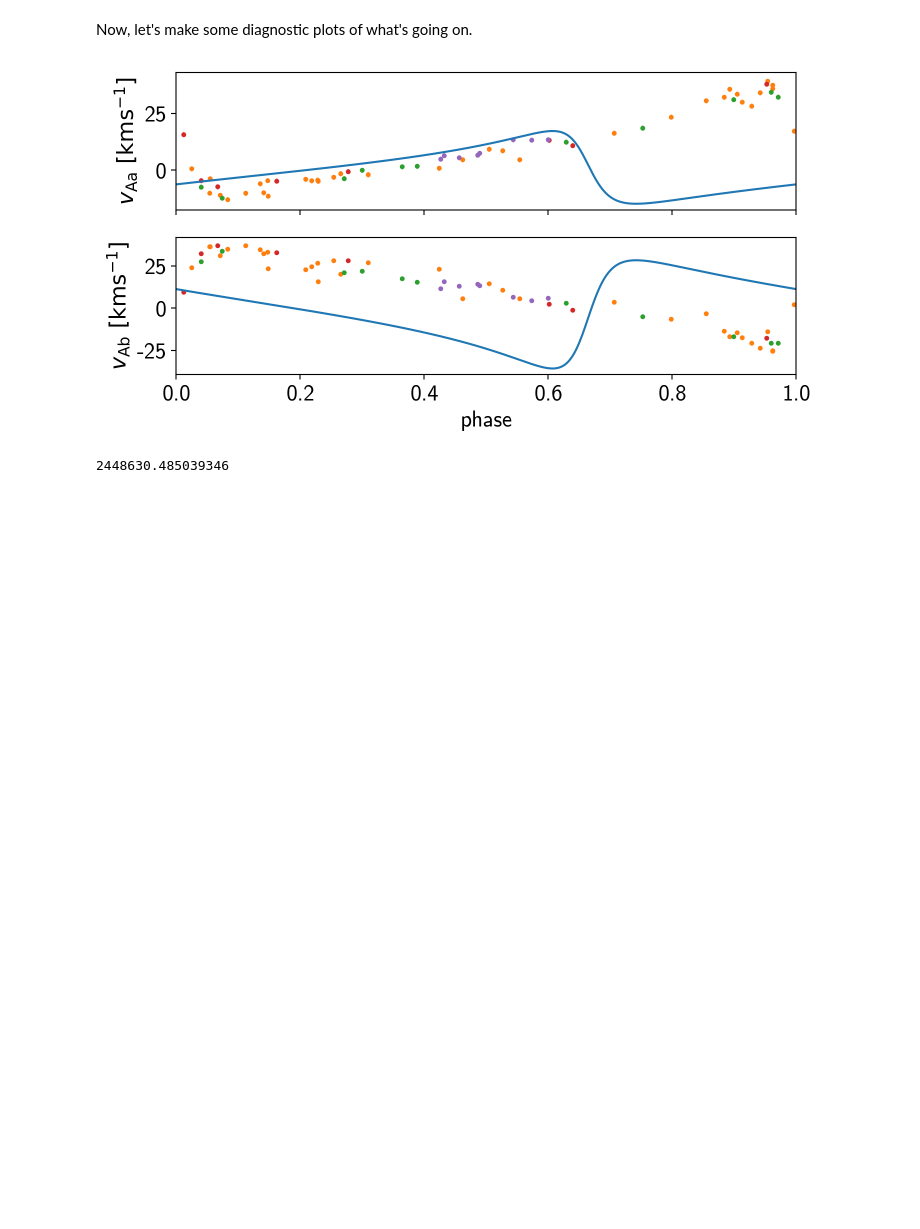
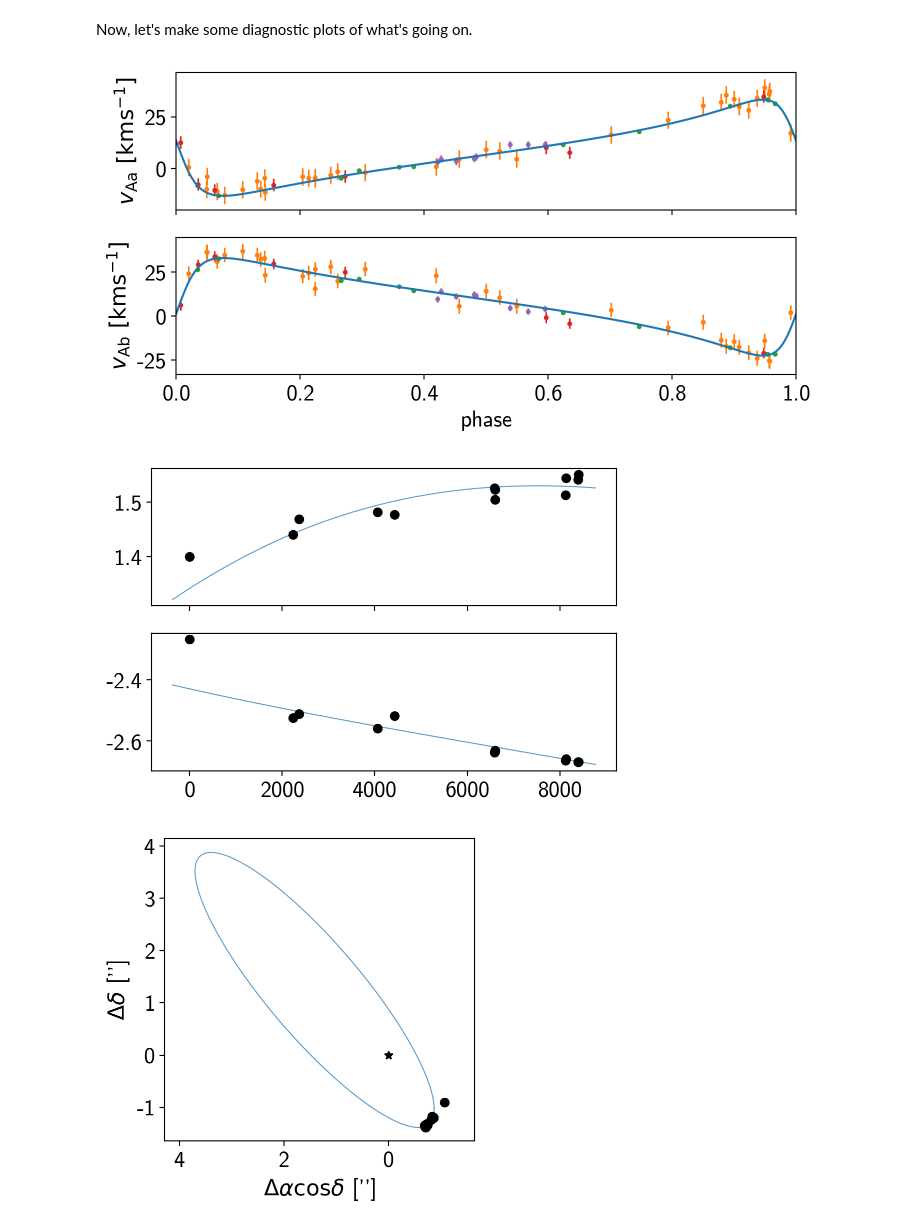
Before and after one commit to iancze/TWA-3-orbit, a Jupyter notebook: joint/Joint stellar fit.ipynb, the cells around one changed output. Drawn from its saved outputs; the diff is of its cells as text; code cells hidden in the pictures; blank space fills up the shorter version.

```diff
--- a/joint/Joint stellar fit.ipynb
+++ b/joint/Joint stellar fit.ipynb
@@ -56,7 +59,7 @@ def get_arrays(asciiTable, errDict=None, jitter=False):
             mask = np.ones(len(rv), dtype="bool")
 
         rv = np.ascontiguousarray(rv[mask])
-        date = np.ascontiguousarray(asciiTable["HJD"][mask]) + 2400000
+        date = np.ascontiguousarray(asciiTable["HJD"][mask]) + 2400000 - jd0
 
         if errDict is None:
             err = np.ascontiguousarray(asciiTable["sigma_" + star][mask])
@@ -102,7 +105,7 @@ data = [data_cfa, data_keck, data_feros, data_dupont]
 # specifically load the B velocities
 mask = ~data_keck["RV_B"].mask
 
-keck3 = (np.ascontiguousarray(data_keck["HJD"][mask]) + 2400000,
+keck3 = (np.ascontiguousarray(data_keck["HJD"][mask]) + 2400000 - jd0,
          np.ascontiguousarray(data_keck["RV_B"][mask]), 0.2 * np.ones(np.sum(mask), dtype=np.float64))
 # %%
 # load the astrometric points for the close orbit
@@ -111,7 +114,7 @@ keck3 = (np.ascontiguousarray(data_keck["HJD"][mask]) + 2400000,
 # separation is in milliarcseconds
 int_data = ascii.read("../close/data/int_data.dat")
 
-astro_jd = int_data["epoch"][0]
+astro_jd = int_data["epoch"][0] - jd0
 rho_data = int_data["sep"][0] * 1e-3 # arcsec
 rho_err = int_data["sep_err"][0] * 1e-3 # arcsec
 theta_data = int_data["pa"][0] * deg # radians
@@ -124,7 +127,7 @@ anthonioz = (astro_jd, rho_data, rho_err, theta_data, theta_err)
 data = ascii.read("../wide/data/visual_data_besselian.csv", format="csv", fill_values=[("X", '0')])
 
 # convert years
-jds = Time(np.ascontiguousarray(data["epoch"]), format="byear").jd
+jds = Time(np.ascontiguousarray(data["epoch"]), format="byear").jd - jd0
 
 data["rho_err"][data["rho_err"].mask == True] = 0.05
 data["PA_err"][data["PA_err"].mask == True] = 5.0
@@ -367,10 +388,11 @@ with pm.Model() as model:
 # %%
 with model:
     map_sol0 = xo.optimize(vars=[t_periastron_inner, gamma_outer])
-#     map_sol1 = xo.optimize(map_sol0, vars=[a_ang_outer, phi_outer, omega_outer,
-#                                            Omega_outer, logP_outer, cos_incl_outer])
-#     map_sol2 = xo.optimize(map_sol1, vars=[a_ang_inner, logP_inner, omega_inner, Omega_inner, cos_incl_inner, e_inner])
-#     map_sol3 = xo.optimize(map_sol2)
+    map_sol1 = xo.optimize(map_sol0, vars=[a_ang_inner, logP_inner, omega_inner, Omega_inner,
+                                           cos_incl_inner, e_inner, gamma_outer])
+    map_sol2 = xo.optimize(map_sol1, vars=[phi_outer, omega_outer,
+                                            Omega_outer, cos_incl_outer, e_outer])
+    map_sol3 = xo.optimize(map_sol2)
 # %% [output]
 optimizing logp for variables: ['gamma_outer_interval__', 't_peri_inner_interval__']
 message: Optimization terminated successfully.
@@ -426,7 +457,7 @@ pkw = {"marker":".", "ls":""}
 ekw = {"marker":".", "ms":5.0, "ls":"", "elinewidth":1.2}
 
 def get_phase(dates, pos):
-    return ((dates - jd0 - pos["t_peri_inner"]) % pos["P_inner"]) / pos["P_inner"]
+    return ((dates - pos["t_peri_inner"]) % pos["P_inner"]) / pos["P_inner"]
 
 # nsamples = 10
 # choices = np.random.choice(np.arange(len(trace)), size=nsamples)
@@ -437,9 +468,13 @@ np.random.seed(43)
 
 fig, ax = plt.subplots(nrows=2, sharex=True, figsize=(8,4))
 
+fig_sep, ax_sep = plt.subplots(nrows=2, sharex=True, figsize=(6,4))
+fig_sky, ax_sky = plt.subplots(nrows=1, figsize=(4,4))
+
+
 with model:
 
-    pos = map_sol0
+    pos = map_sol3
 
     t_peri_inner = pos["t_peri_inner"]
     P_inner = pos["P_inner"]
@@ -454,35 +489,59 @@ with model:
     feros_err1 = np.sqrt(feros1[2]**2 + np.exp(2 * pos["logjitterferos"]))
     feros_err2 = np.sqrt(feros2[2]**2 + np.exp(2 * pos["logjitterferos"]))
 
     dupont_err1 = np.sqrt(dupont1[2]**2 + np.exp(2 * pos["logjitterdupont"]))
     dupont_err2 = np.sqrt(dupont2[2]**2 + np.exp(2 * pos["logjitterdupont"]))
 
 
     ax[0].plot(xs_phase, pos["RV1Dense"])
     ax[1].plot(xs_phase, pos["RV2Dense"])
 
     # at data locations
     ax[0].errorbar(get_phase(cfa1[0], pos), cfa1[1], yerr=cfa_err1, **ekw, zorder=0)
     ax[0].errorbar(get_phase(keck1[0], pos), keck1[1] - pos["offsetKeck"], yerr=keck_err1, **ekw, zorder=0)
     ax[0].errorbar(get_phase(feros1[0], pos), feros1[1] - pos["offsetFeros"], yerr=feros_err1, **ekw, zorder=0)
     ax[0].errorbar(get_phase(dupont1[0], pos), dupont1[1] - pos["offsetDupont"], yerr=dupont_err1, **ekw, zorder=0)
 
     # at data locations
     ax[1].errorbar(get_phase(cfa2[0], pos), cfa2[1], yerr=cfa_err2, **ekw, zorder=0)
     ax[1].errorbar(get_phase(keck2[0], pos), keck2[1] - pos["offsetKeck"], yerr=keck_err2, **ekw, zorder=0)
     ax[1].errorbar(get_phase(feros2[0], pos), feros2[1] - pos["offsetFeros"], yerr=feros_err2, **ekw, zorder=0)
     ax[1].errorbar(get_phase(dupont2[0], pos), dupont2[1] - pos["offsetDupont"], yerr=dupont_err2, **ekw, zorder=0)
 
     ax[1].set_xlim(0.0, 1.0)
     ax[0].set_ylabel(r"$v_\mathrm{Aa}$ $[\mathrm{km s}^{-1}]$")
     ax[1].set_ylabel(r"$v_\mathrm{Ab}$ $[\mathrm{km s}^{-1}]$")
     ax[1].set_xlabel("phase")
 
+
+    t_pred = pos["tPeriod"]
+    rho_pred = pos["rhoSaveSky"]
+    theta_pred = pos["thetaSaveSky"]
+
+    x_pred = rho_pred * np.cos(theta_pred) # X north
+    y_pred = rho_pred * np.sin(theta_pred) # Y east
+
+    ax_sep[0].plot(t_data, pos["rhoSaveData"], lw=0.8, alpha=0.7, zorder=0)
+    ax_sep[0].plot(wds[0], wds[1], "ko")
+    ax_sep[1].plot(t_data, pos["thetaSaveData"], lw=0.8, alpha=0.7, zorder=0)
+    ax_sep[1].plot(wds[0], wds[3], "ko")
+
+    ax_sky.plot(y_pred, x_pred, lw=0.8, alpha=0.7)
+
+
+xs = wds[1] * np.cos(wds[3]) # X is north
+ys = wds[1] * np.sin(wds[3]) # Y is east
+
+ax_sky.plot(ys, xs, "ko")
+ax_sky.set_ylabel(r"$\Delta \delta$ ['']")
+ax_sky.set_xlabel(r"$\Delta \alpha \cos \delta$ ['']")
+ax_sky.invert_xaxis()
+ax_sky.plot(0,0, "k*")
+ax_sky.set_aspect("equal", "datalim")
+
 # fig.subplots_adjust(top=0.98, bottom=0.18, hspace=0.05)
 # fig.savefig("A_sb_orbit.pdf")
 # %% [output]
-[figure, old version]
+[figure, new version]
+[figure, added]
+[figure, added]
-# %%
-jd0
-# %% [output]
-2448630.485039346
```
Also changed, not shown: parts of 11 cells of this notebook.
